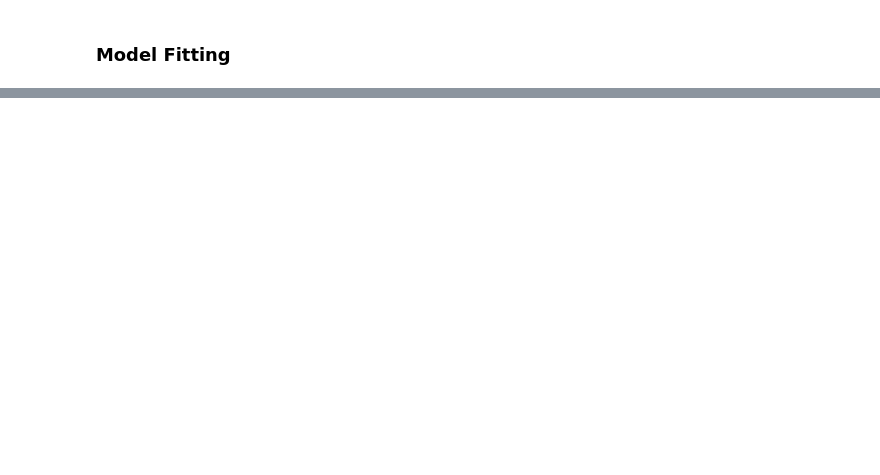
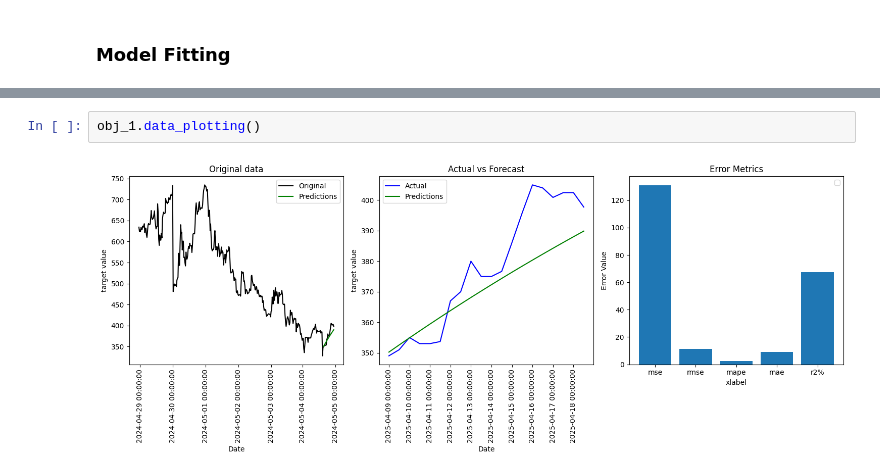
Before and after one commit to ShahidAzadd/Time-Series, a Jupyter notebook: ensemble_models.ipynb, the cells around one changed output, grey strips where cells are left out. Saved outputs shown, nothing was run; the diff lists cells and outputs as text; blank space fills up the shorter version.

```diff
--- a/ensemble_models.ipynb
+++ b/ensemble_models.ipynb
@@ -123,0 +157,4 @@ obj_1.data_plotting()
+# %%
+obj_1.data_plotting()
+# %% [output]
+[figure, added]
```
Also changed, not shown: parts of 23 cells of this notebook, 3 other files.
